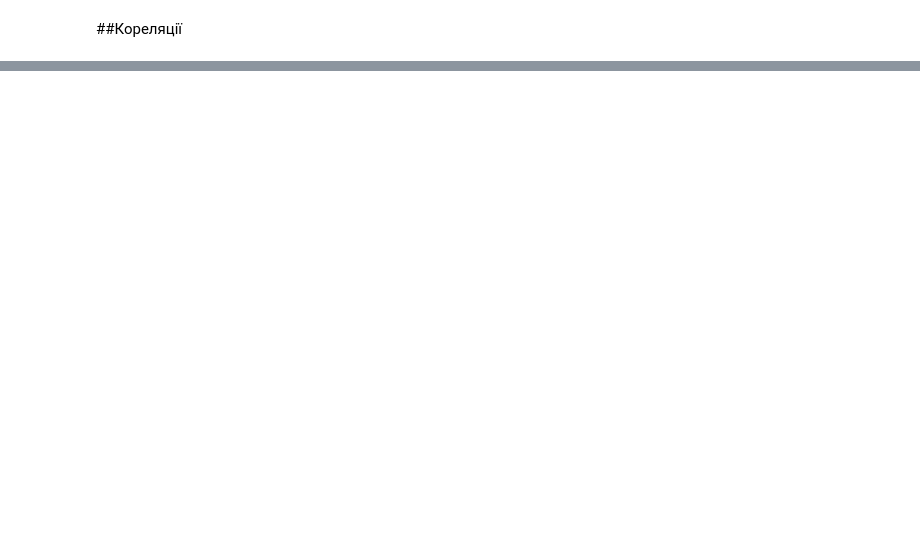
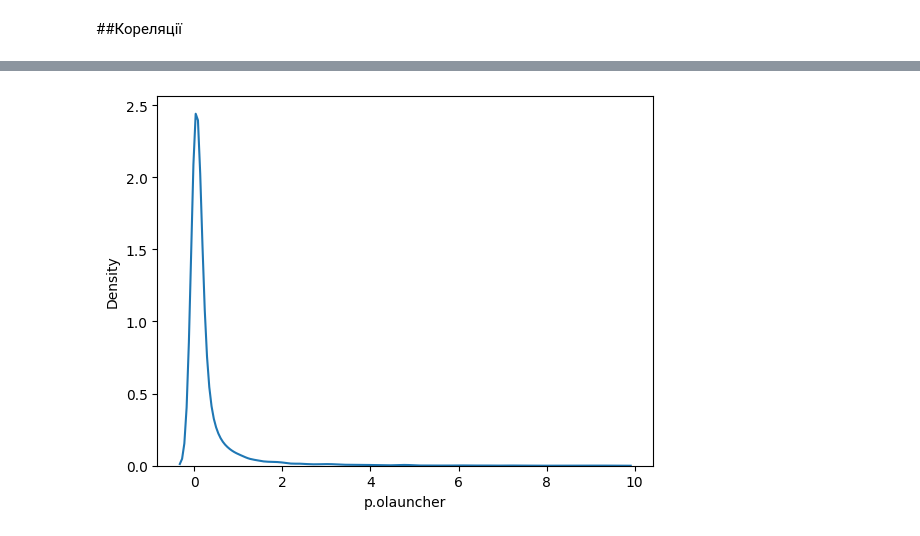
Before and after one commit to myrres0/IAU-2024, a Jupyter notebook: phase-2-oleh.ipynb, the cells around one changed output, grey strips where cells are left out. Saved outputs shown, nothing was run; the diff lists cells and outputs as text; code cells hidden in the pictures; blank space fills up the shorter version.

```diff
--- a/phase-2-oleh.ipynb
+++ b/phase-2-oleh.ipynb
@@ -263,0 +267,5 @@ plt.show()
+# %%
+sns.kdeplot(data=train_data['p.olauncher'])
+plt.show()
+# %% [output]
+[figure, added]
```
Also changed, not shown: parts of 12 cells of this notebook.
